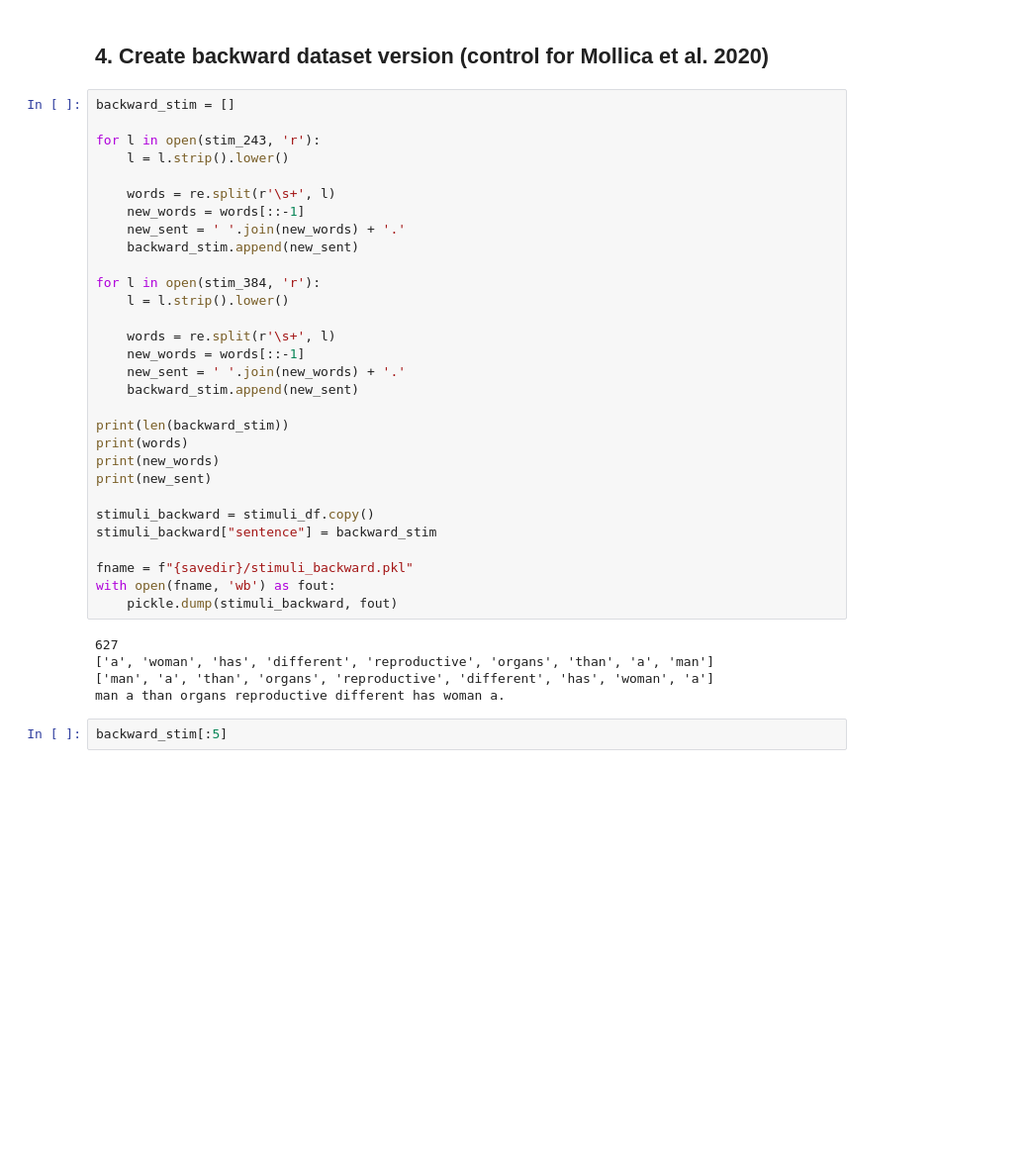
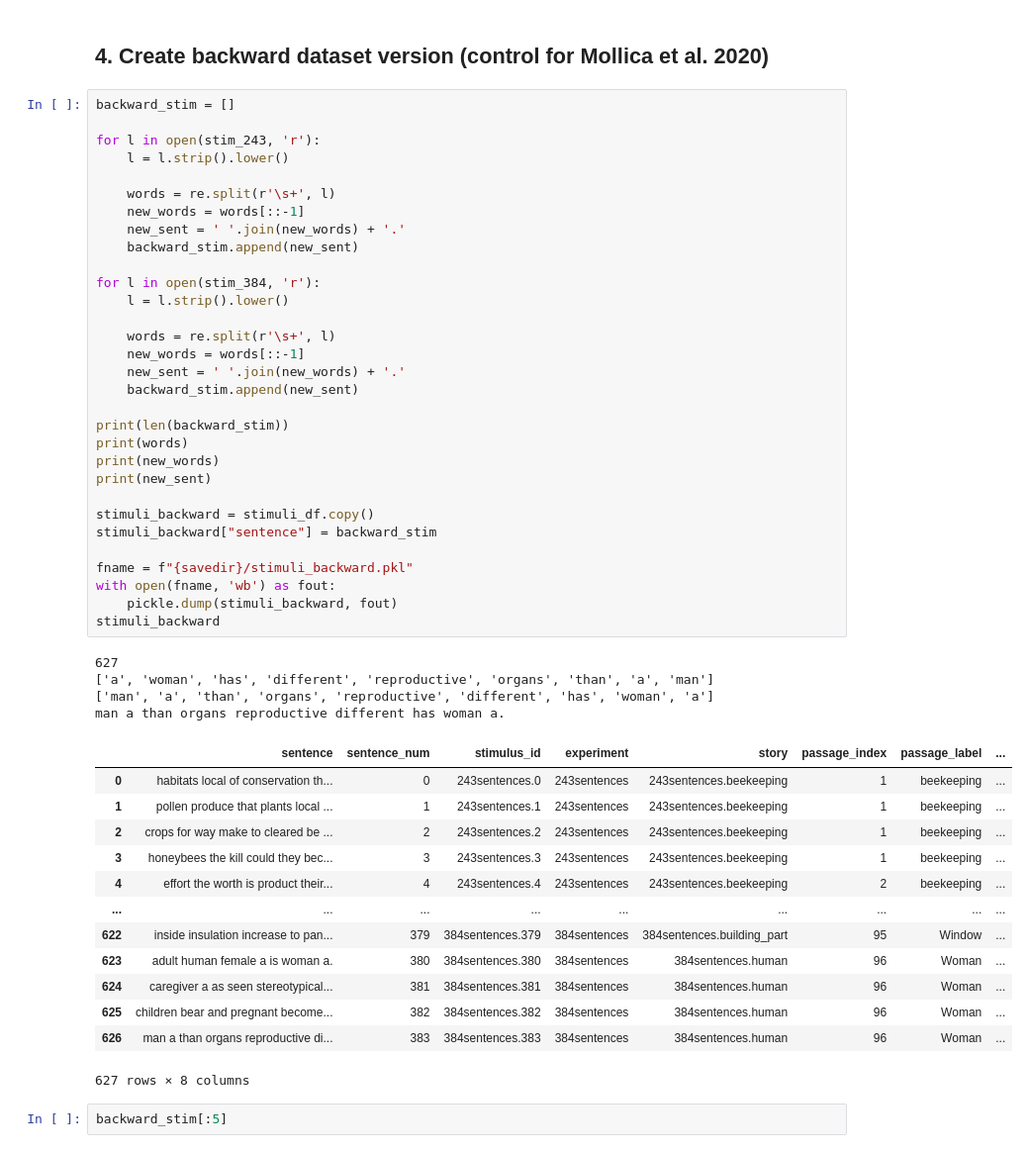
Before and after one commit to carina-kauf/perturbed-neural-nlp, a Jupyter notebook: ressources/stimuli_creation/perturbed_stimuli_creation.ipynb, the cells around one changed output. Shown: that part at 99% size. Cells and saved outputs as stored; diff of their text form; blank space fills up the shorter version.

```diff
--- a/ressources/stimuli_creation/perturbed_stimuli_creation.ipynb
+++ b/ressources/stimuli_creation/perturbed_stimuli_creation.ipynb
@@ -327,33 +327,47 @@ for l in open(stim_243, 'r'):
 
     words = re.split(r'\s+', l)
     new_words = words[::-1]
     new_sent = ' '.join(new_words) + '.'
     backward_stim.append(new_sent)
 
 for l in open(stim_384, 'r'):
     l = l.strip().lower()
 
     words = re.split(r'\s+', l)
     new_words = words[::-1]
     new_sent = ' '.join(new_words) + '.'
     backward_stim.append(new_sent)
 
 print(len(backward_stim))
 print(words)
 print(new_words)
 print(new_sent)
 
 stimuli_backward = stimuli_df.copy()
 stimuli_backward["sentence"] = backward_stim
 
 fname = f"{savedir}/stimuli_backward.pkl"
 with open(fname, 'wb') as fout:
     pickle.dump(stimuli_backward, fout)
+stimuli_backward
 # %% [output]
 627
 ['a', 'woman', 'has', 'different', 'reproductive', 'organs', 'than', 'a', 'man']
 ['man', 'a', 'than', 'organs', 'reproductive', 'different', 'has', 'woman', 'a']
 man a than organs reproductive different has woman a.
+|  | sentence | sentence_num | stimulus_id | experiment | story | passage_index | passage_label | ... |
+| 0 | habitats local of conservation th... | 0 | 243sentences.0 | 243sentences | 243sentences.beekeeping | 1 | beekeeping | ... |
+| 1 | pollen produce that plants local ... | 1 | 243sentences.1 | 243sentences | 243sentences.beekeeping | 1 | beekeeping | ... |
+| 2 | crops for way make to cleared be ... | 2 | 243sentences.2 | 243sentences | 243sentences.beekeeping | 1 | beekeeping | ... |
+| 3 | honeybees the kill could they bec... | 3 | 243sentences.3 | 243sentences | 243sentences.beekeeping | 1 | beekeeping | ... |
+| 4 | effort the worth is product their... | 4 | 243sentences.4 | 243sentences | 243sentences.beekeeping | 2 | beekeeping | ... |
+| ... | ... | ... | ... | ... | ... | ... | ... | ... |
+| 622 | inside insulation increase to pan... | 379 | 384sentences.379 | 384sentences | 384sentences.building_part | 95 | Window | ... |
+| 623 | adult human female a is woman a. | 380 | 384sentences.380 | 384sentences | 384sentences.human | 96 | Woman | ... |
+| 624 | caregiver a as seen stereotypical... | 381 | 384sentences.381 | 384sentences | 384sentences.human | 96 | Woman | ... |
+| 625 | children bear and pregnant become... | 382 | 384sentences.382 | 384sentences | 384sentences.human | 96 | Woman | ... |
+| 626 | man a than organs reproductive di... | 383 | 384sentences.383 | 384sentences | 384sentences.human | 96 | Woman | ... |
+627 rows × 8 columns
 # %%
 backward_stim[:5]
 # %% [output]
```
